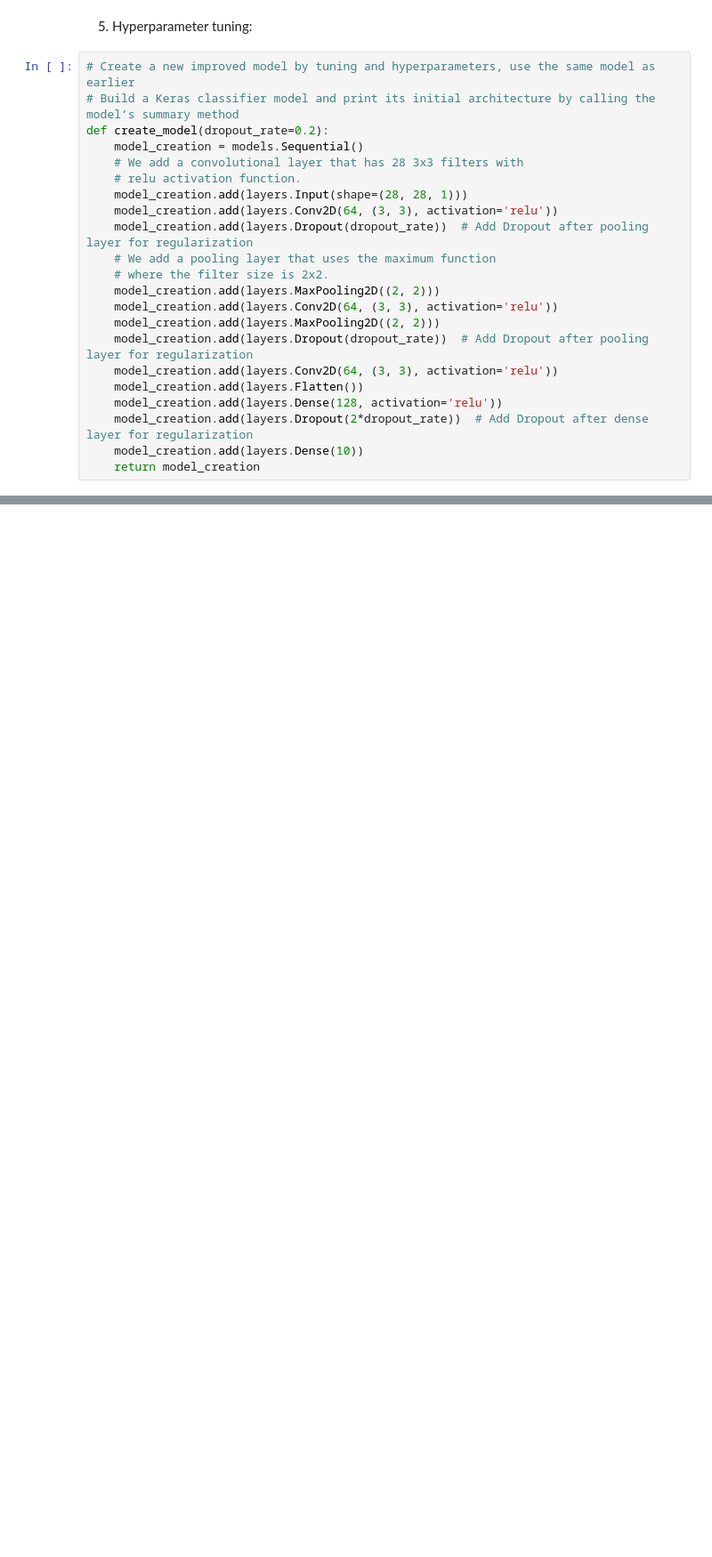
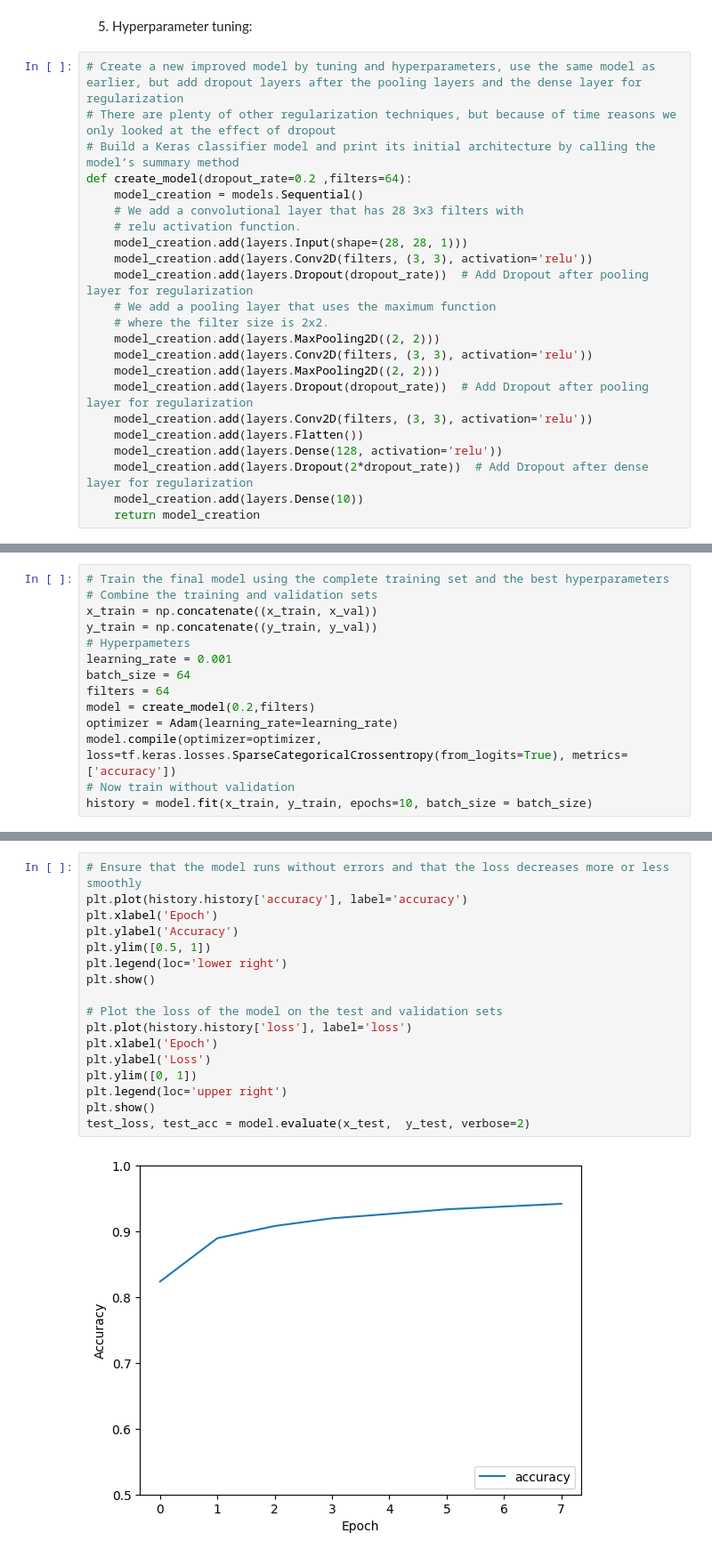
Before and after one commit to sprietjeuh/ai, a Jupyter notebook: classification.ipynb, the cells around one changed output, grey strips where cells are left out. Shown: that part at 89% size. Saved outputs shown, nothing was run; the diff lists cells and outputs as text; blank space fills up the shorter version.

```diff
--- a/classification.ipynb
+++ b/classification.ipynb
@@ -193,22 +177,23 @@ plt.show()
 # %% [markdown]
 5. Hyperparameter tuning:
 # %%
-# Create a new improved model by tuning and hyperparameters, use the same model as earlier
+# Create a new improved model by tuning and hyperparameters, use the same model as earlier, but add dropout layers after the pooling layers and the dense layer for regularization
+# There are plenty of other regularization techniques, but because of time reasons we only looked at the effect of dropout
 # Build a Keras classifier model and print its initial architecture by calling the model’s summary method
-def create_model(dropout_rate=0.2):
+def create_model(dropout_rate=0.2 ,filters=64):
     model_creation = models.Sequential()
     # We add a convolutional layer that has 28 3x3 filters with
     # relu activation function.
     model_creation.add(layers.Input(shape=(28, 28, 1)))
-    model_creation.add(layers.Conv2D(64, (3, 3), activation='relu'))
+    model_creation.add(layers.Conv2D(filters, (3, 3), activation='relu'))
     model_creation.add(layers.Dropout(dropout_rate))  # Add Dropout after pooling layer for regularization
     # We add a pooling layer that uses the maximum function
     # where the filter size is 2x2.
     model_creation.add(layers.MaxPooling2D((2, 2)))
-    model_creation.add(layers.Conv2D(64, (3, 3), activation='relu'))
+    model_creation.add(layers.Conv2D(filters, (3, 3), activation='relu'))
     model_creation.add(layers.MaxPooling2D((2, 2)))
     model_creation.add(layers.Dropout(dropout_rate))  # Add Dropout after pooling layer for regularization
-    model_creation.add(layers.Conv2D(64, (3, 3), activation='relu'))
+    model_creation.add(layers.Conv2D(filters, (3, 3), activation='relu'))
     model_creation.add(layers.Flatten())
     model_creation.add(layers.Dense(128, activation='relu'))
     model_creation.add(layers.Dropout(2*dropout_rate))  # Add Dropout after dense layer for regularization
@@ -351,0 +326,14 @@ NameError: name 'model' is not defined
+# %%
+# Train the final model using the complete training set and the best hyperparameters
+# Combine the training and validation sets
+x_train = np.concatenate((x_train, x_val))
+y_train = np.concatenate((y_train, y_val))
+# Hyperpameters
+learning_rate = 0.001
+batch_size = 64
+filters = 64
+model = create_model(0.2,filters)
+optimizer = Adam(learning_rate=learning_rate)
+model.compile(optimizer=optimizer, loss=tf.keras.losses.SparseCategoricalCrossentropy(from_logits=True), metrics=['accuracy'])
+# Now train without validation
+history = model.fit(x_train, y_train, epochs=10, batch_size = batch_size)
@@ -351,0 +345,19 @@ NameError: name 'model' is not defined
+# %%
+# Ensure that the model runs without errors and that the loss decreases more or less smoothly
+plt.plot(history.history['accuracy'], label='accuracy')
+plt.xlabel('Epoch')
+plt.ylabel('Accuracy')
+plt.ylim([0.5, 1])
+plt.legend(loc='lower right')
+plt.show()
+
+# Plot the loss of the model on the test and validation sets
+plt.plot(history.history['loss'], label='loss')
+plt.xlabel('Epoch')
+plt.ylabel('Loss')
+plt.ylim([0, 1])
+plt.legend(loc='upper right')
+plt.show()
+test_loss, test_acc = model.evaluate(x_test,  y_test, verbose=2)
+# %% [output]
+[figure, added]
```
Also changed, not shown: parts of 22 cells of this notebook, 4 other files.
